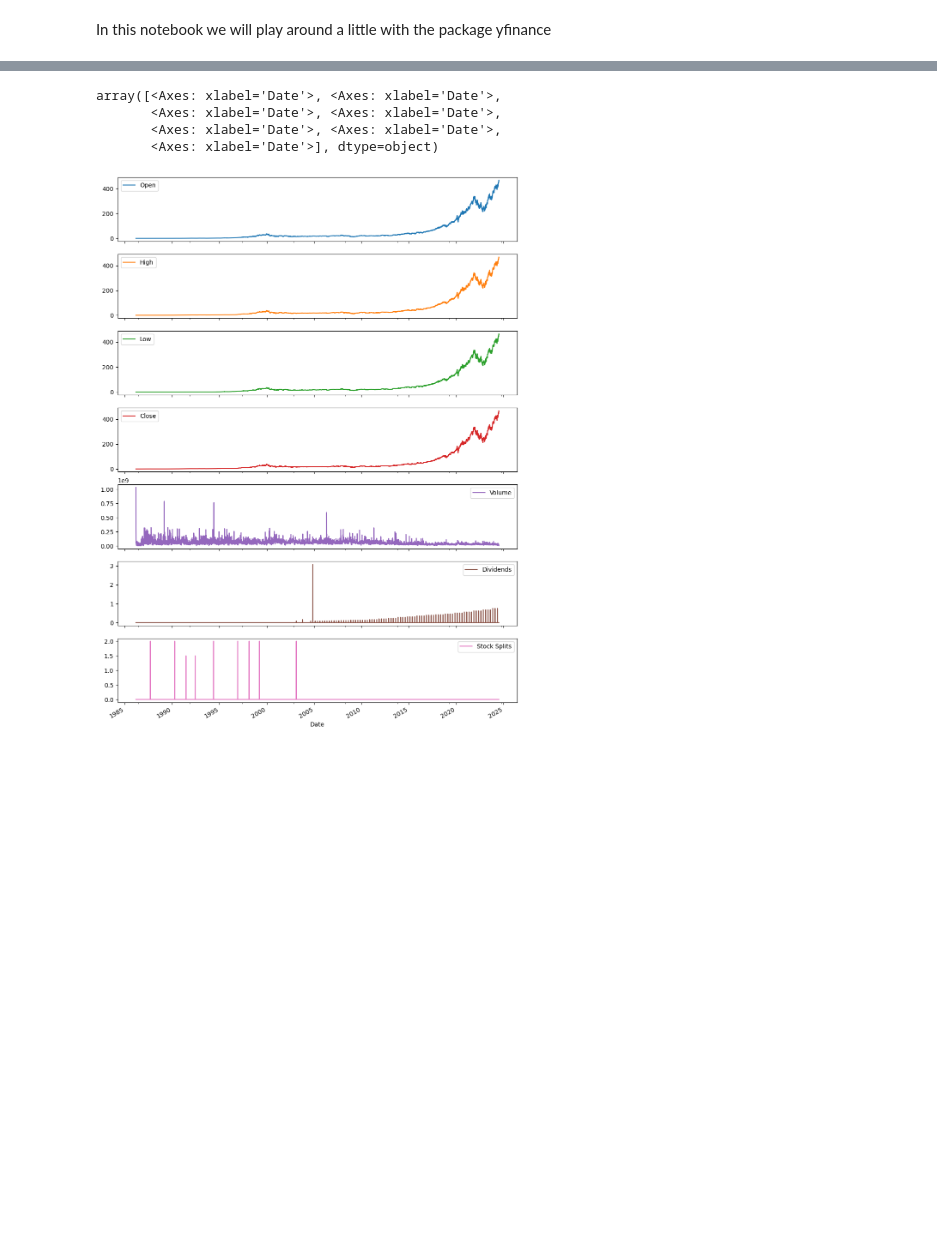
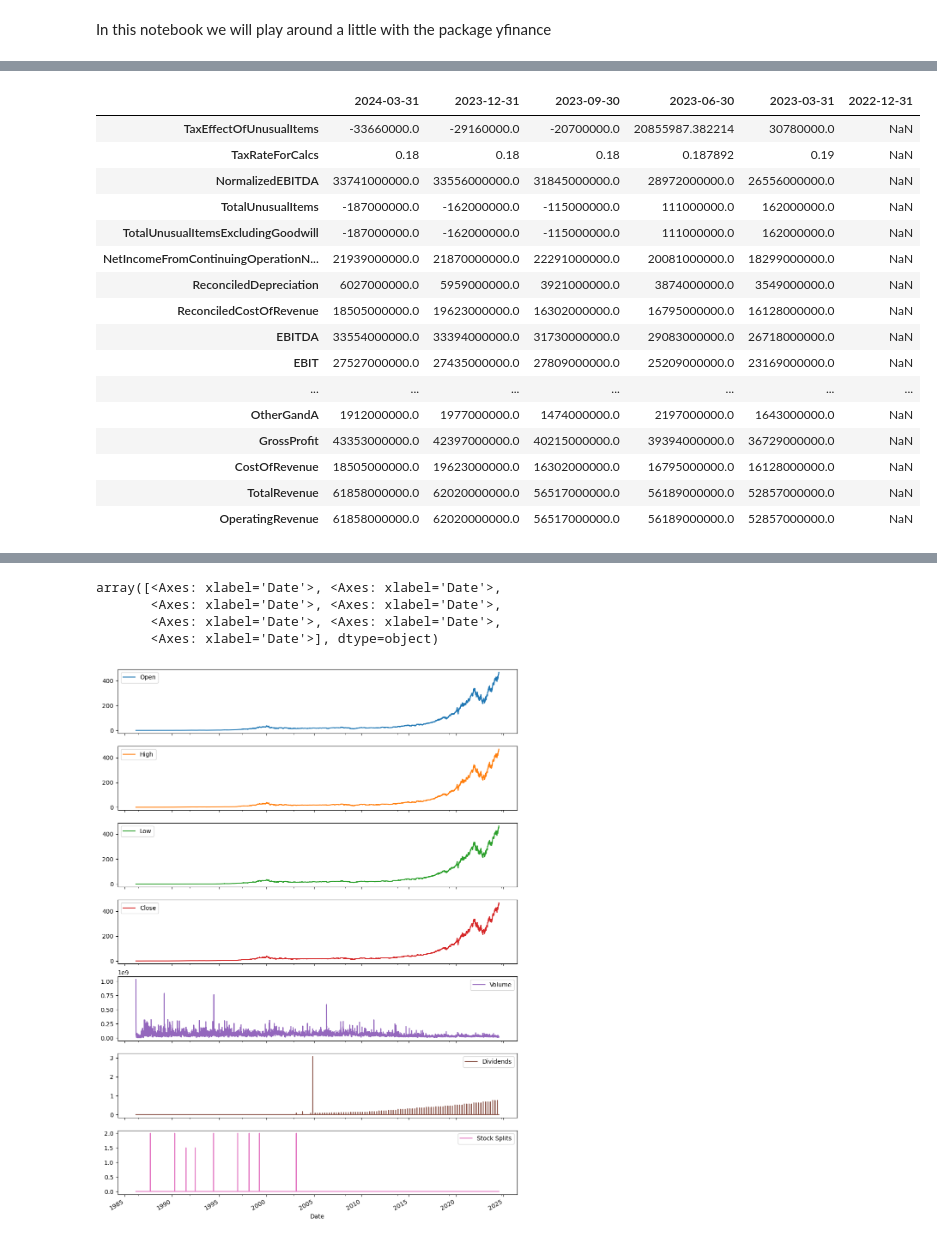
Before and after one commit to HiggsP10/Portfolio_Optimization, a Jupyter notebook: notebooks/arvind-work.ipynb, the cells around one changed output, grey strips where cells are left out. Cells and saved outputs as stored; diff of their text form; code cells hidden in the pictures; blank space fills up the shorter version.

```diff
--- a/notebooks/arvind-work.ipynb
+++ b/notebooks/arvind-work.ipynb
@@ -487,0 +246,22 @@ goog_options
+# %%
+msft_dict = msft.get_financials(freq='quarterly')
+# %%
+msft_dict
+# %% [output]
+|  | 2024-03-31 | 2023-12-31 | 2023-09-30 | 2023-06-30 | 2023-03-31 | 2022-12-31 |
+| TaxEffectOfUnusualItems | -33660000.0 | -29160000.0 | -20700000.0 | 20855987.382214 | 30780000.0 | NaN |
+| TaxRateForCalcs | 0.18 | 0.18 | 0.18 | 0.187892 | 0.19 | NaN |
+| NormalizedEBITDA | 33741000000.0 | 33556000000.0 | 31845000000.0 | 28972000000.0 | 26556000000.0 | NaN |
+| TotalUnusualItems | -187000000.0 | -162000000.0 | -115000000.0 | 111000000.0 | 162000000.0 | NaN |
+| TotalUnusualItemsExcludingGoodwill | -187000000.0 | -162000000.0 | -115000000.0 | 111000000.0 | 162000000.0 | NaN |
+| NetIncomeFromContinuingOperationN... | 21939000000.0 | 21870000000.0 | 22291000000.0 | 20081000000.0 | 18299000000.0 | NaN |
+| ReconciledDepreciation | 6027000000.0 | 5959000000.0 | 3921000000.0 | 3874000000.0 | 3549000000.0 | NaN |
+| ReconciledCostOfRevenue | 18505000000.0 | 19623000000.0 | 16302000000.0 | 16795000000.0 | 16128000000.0 | NaN |
+| EBITDA | 33554000000.0 | 33394000000.0 | 31730000000.0 | 29083000000.0 | 26718000000.0 | NaN |
+| EBIT | 27527000000.0 | 27435000000.0 | 27809000000.0 | 25209000000.0 | 23169000000.0 | NaN |
+| ... | ... | ... | ... | ... | ... | ... |
+| OtherGandA | 1912000000.0 | 1977000000.0 | 1474000000.0 | 2197000000.0 | 1643000000.0 | NaN |
+| GrossProfit | 43353000000.0 | 42397000000.0 | 40215000000.0 | 39394000000.0 | 36729000000.0 | NaN |
+| CostOfRevenue | 18505000000.0 | 19623000000.0 | 16302000000.0 | 16795000000.0 | 16128000000.0 | NaN |
+| TotalRevenue | 61858000000.0 | 62020000000.0 | 56517000000.0 | 56189000000.0 | 52857000000.0 | NaN |
+| OperatingRevenue | 61858000000.0 | 62020000000.0 | 56517000000.0 | 56189000000.0 | 52857000000.0 | NaN |
```
Also changed, not shown: parts of 75 cells of this notebook.
